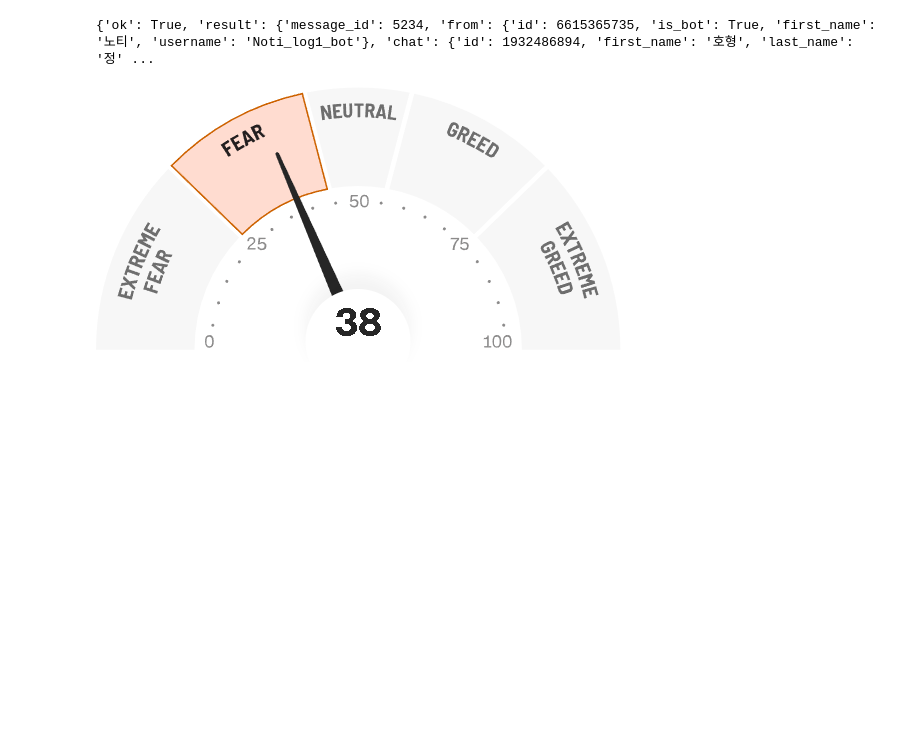
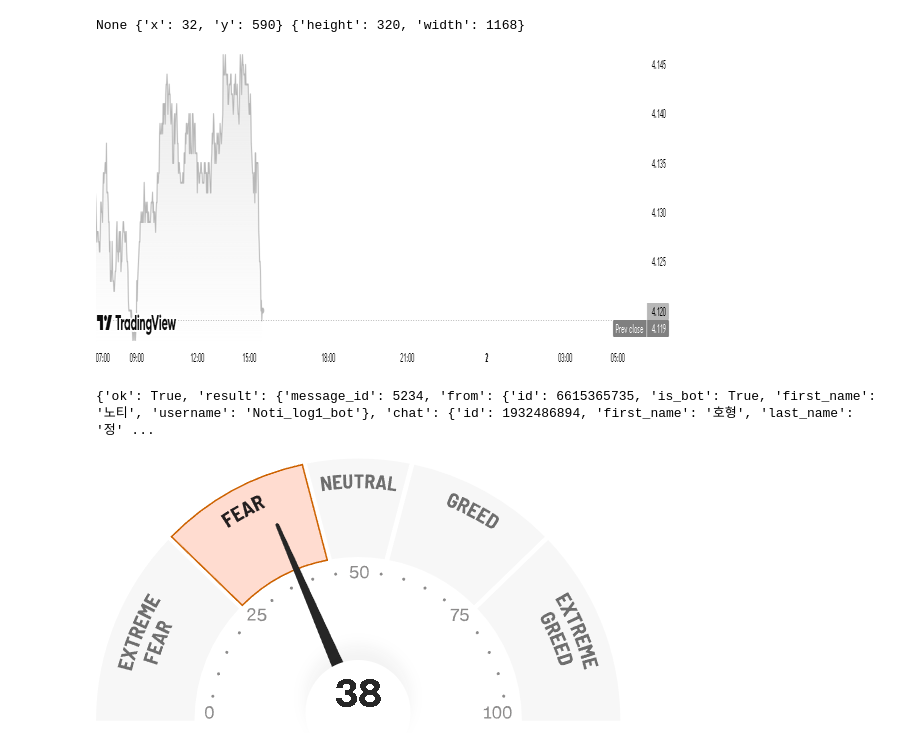
Before and after one commit to junghh21/__GET, a Jupyter notebook: __CAP/test_cap.ipynb, the cells around one changed output. Saved outputs shown, nothing was run; the diff lists cells and outputs as text; code cells hidden in the pictures; blank space fills up the shorter version.

```diff
--- a/__CAP/test_cap.ipynb
+++ b/__CAP/test_cap.ipynb
@@ -10,3 +72,13 @@ from PIL import Image
+# %%
+ng_fut = capture_element_screenshot(
+      'https://www.tradingview.com/symbols/NYMEX-NG1!/',
+      '//*[@id="symbol-overview-page-section"]/div/div/div[1]/div[2]/div/div[1]')
+ng_fut = ng_fut.resize((ng_fut.width // 2, ng_fut.height))
+
+display(ng_fut)
+# %% [output]
+None {'x': 32, 'y': 590} {'height': 320, 'width': 1168}
+[figure, added]
 # %%
 greed = capture_element_screenshot(
   'https://edition.cnn.com/markets/fear-and-greed',
```
Also changed, not shown: parts of 4 cells of this notebook, 3 other files.
